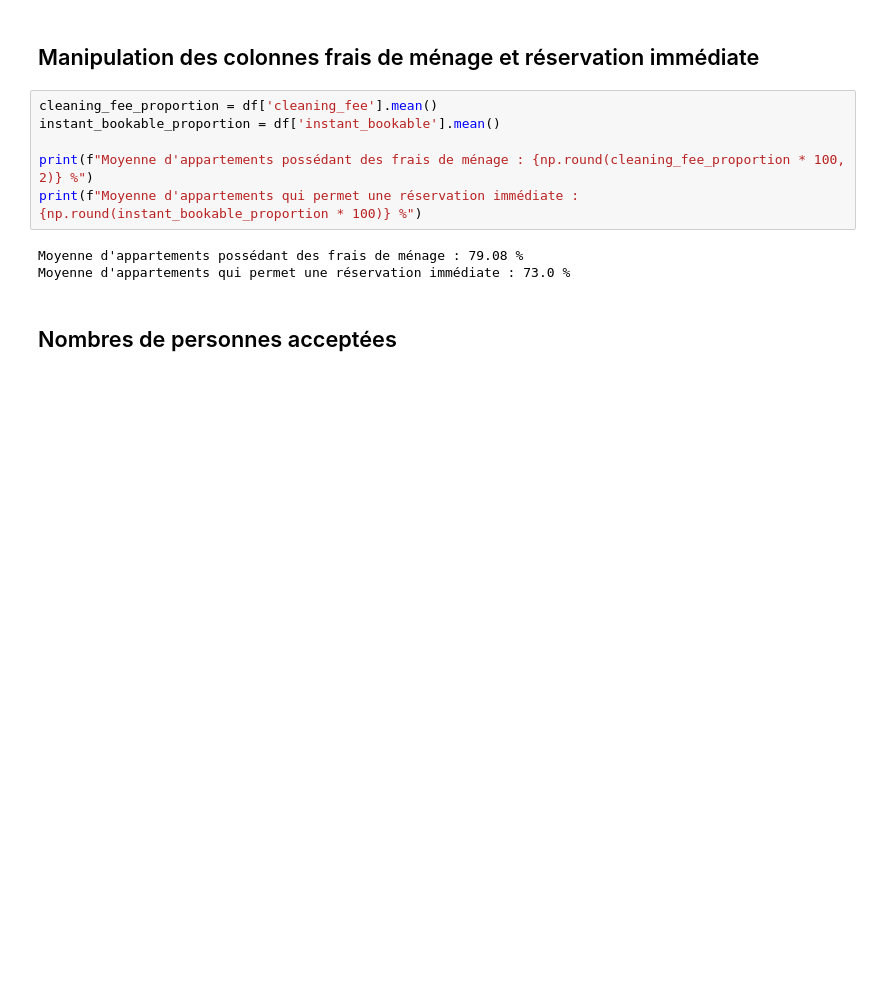
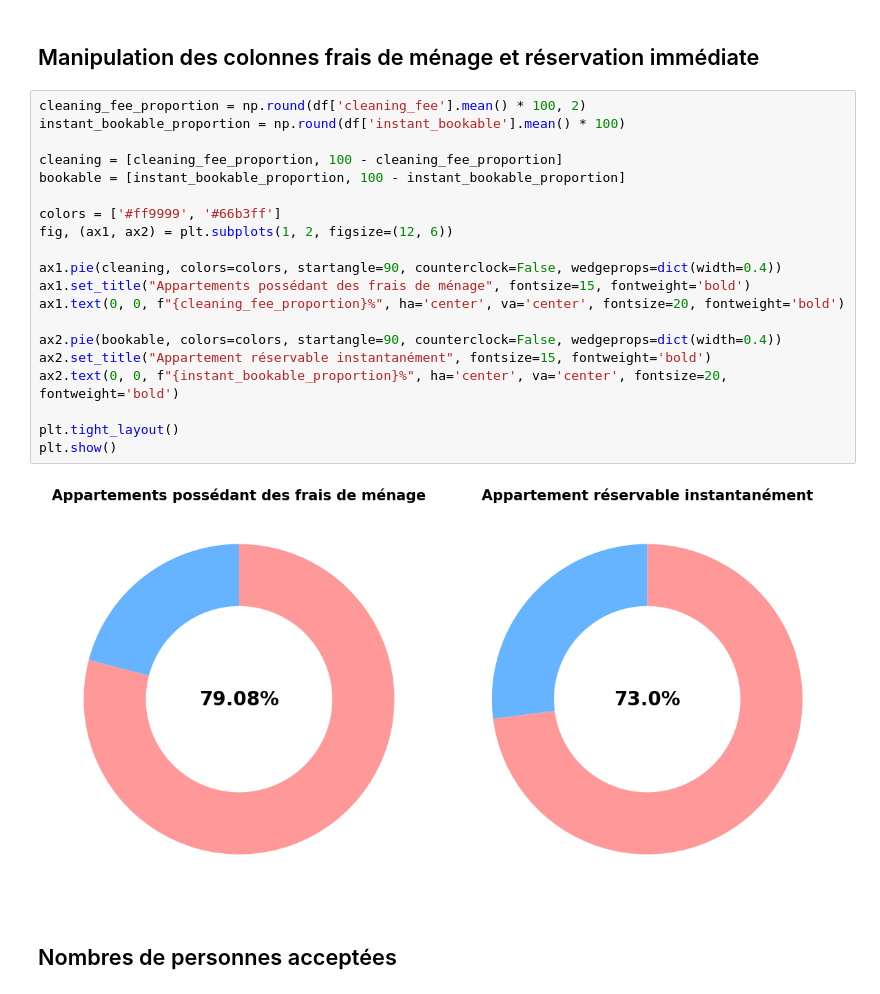
Before and after one commit to LoanCB/machine-learning-appartement, a Jupyter notebook: playground_airbnb.ipynb, the cells around one changed output. Drawn from its saved outputs; the diff is of its cells as text; blank space fills up the shorter version.

```diff
--- a/playground_airbnb.ipynb
+++ b/playground_airbnb.ipynb
@@ -217,15 +217,28 @@ Name: price_by_person, dtype: float64
 [figure]
 # %% [markdown]
 ## Manipulation des colonnes frais de ménage et réservation immédiate
-# %%
-cleaning_fee_proportion = df['cleaning_fee'].mean()
-instant_bookable_proportion = df['instant_bookable'].mean()
-
-print(f"Moyenne d'appartements possédant des frais de ménage : {np.round(cleaning_fee_proportion * 100, 2)} %")
-print(f"Moyenne d'appartements qui permet une réservation immédiate : {np.round(instant_bookable_proportion * 100)} %")
-# %% [output]
-Moyenne d'appartements possédant des frais de ménage : 79.08 %
-Moyenne d'appartements qui permet une réservation immédiate : 73.0 %
+# %%
+cleaning_fee_proportion = np.round(df['cleaning_fee'].mean() * 100, 2)
+instant_bookable_proportion = np.round(df['instant_bookable'].mean() * 100)
+
+cleaning = [cleaning_fee_proportion, 100 - cleaning_fee_proportion]
+bookable = [instant_bookable_proportion, 100 - instant_bookable_proportion]
+
+colors = ['#ff9999', '#66b3ff']
+fig, (ax1, ax2) = plt.subplots(1, 2, figsize=(12, 6))
+
+ax1.pie(cleaning, colors=colors, startangle=90, counterclock=False, wedgeprops=dict(width=0.4))
+ax1.set_title("Appartements possédant des frais de ménage", fontsize=15, fontweight='bold')
+ax1.text(0, 0, f"{cleaning_fee_proportion}%", ha='center', va='center', fontsize=20, fontweight='bold')
+
+ax2.pie(bookable, colors=colors, startangle=90, counterclock=False, wedgeprops=dict(width=0.4))
+ax2.set_title("Appartement réservable instantanément", fontsize=15, fontweight='bold')
+ax2.text(0, 0, f"{instant_bookable_proportion}%", ha='center', va='center', fontsize=20, fontweight='bold')
+
+plt.tight_layout()
+plt.show()
+# %% [output]
+[figure, added]
 # %% [markdown]
 ## Nombres de personnes acceptées
 # %%
```
Also changed, not shown: parts of 1 cell of this notebook.
